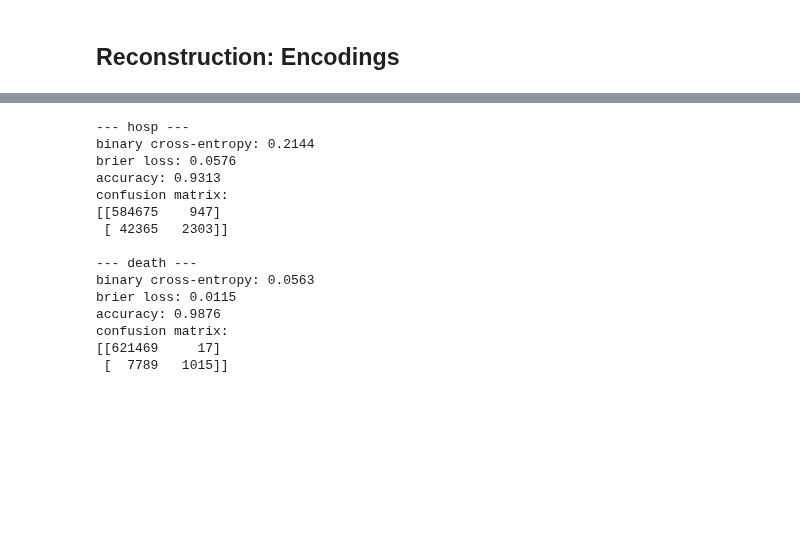
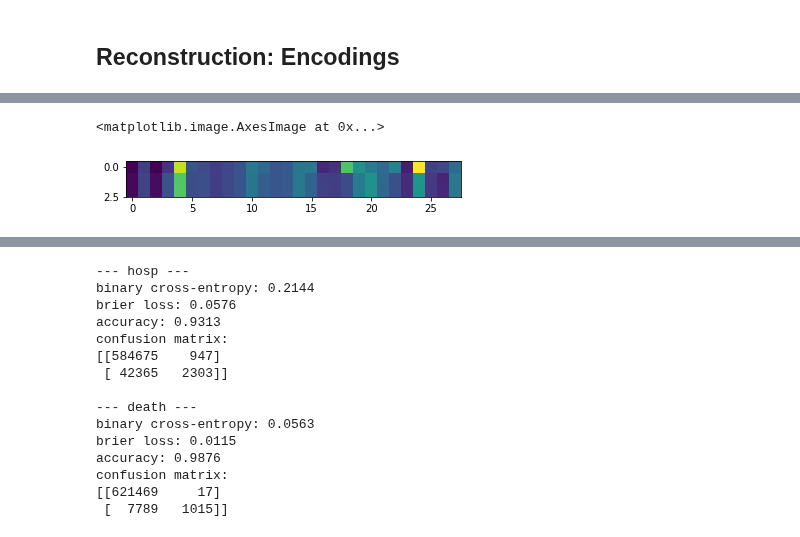
Before and after one commit to psaegert/AML-Final, a Jupyter notebook: models/INN.ipynb, the cells around one changed output, grey strips where cells are left out. Saved outputs shown, nothing was run; the diff lists cells and outputs as text; code cells hidden in the pictures; blank space fills up the shorter version.

```diff
--- a/models/INN.ipynb
+++ b/models/INN.ipynb
@@ -513,0 +532,15 @@ for i, y_combination, y_combination_name in zip(range(4), [[0,0], [1,0], [0,1],
+# %%
+x_dead = X_test_scaled[y_test[:, 1] == 1][0].reshape(1, -1)
+
+y_dead, z_dead = inn.forward(x_dead)
+y_alive = torch.Tensor([[0, 0]]).to(device)
+
+x_reconstructed = inn.inverse(y_dead, z_dead).detach().cpu().numpy()
+x_alive = inn.inverse(y_alive, z_dead).detach().cpu().numpy()
+
+x_combined = np.concatenate([x_dead.detach().cpu().numpy(), x_reconstructed, x_alive], axis=0)
+# %%
+plt.imshow(x_combined)
+# %% [output]
+<matplotlib.image.AxesImage at 0x...>
+[figure, added]
```
Also changed, not shown: parts of 9 cells of this notebook, 1 other file.
